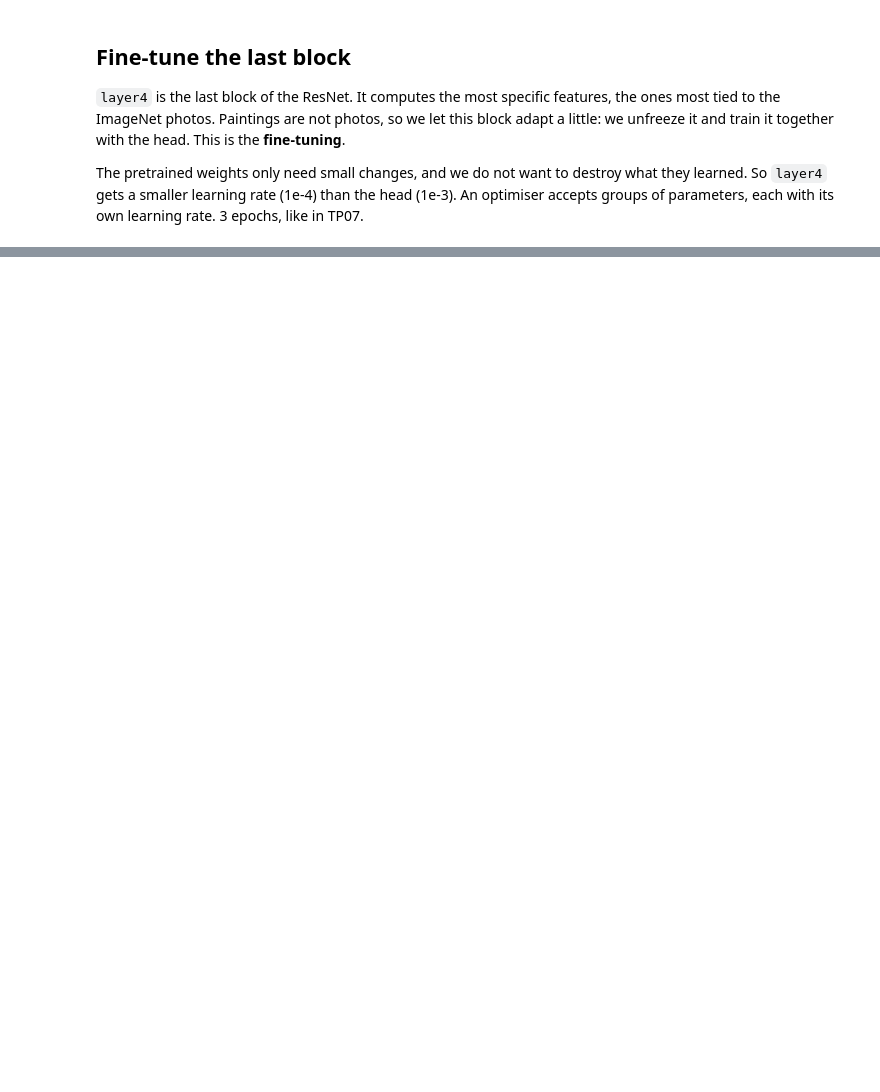
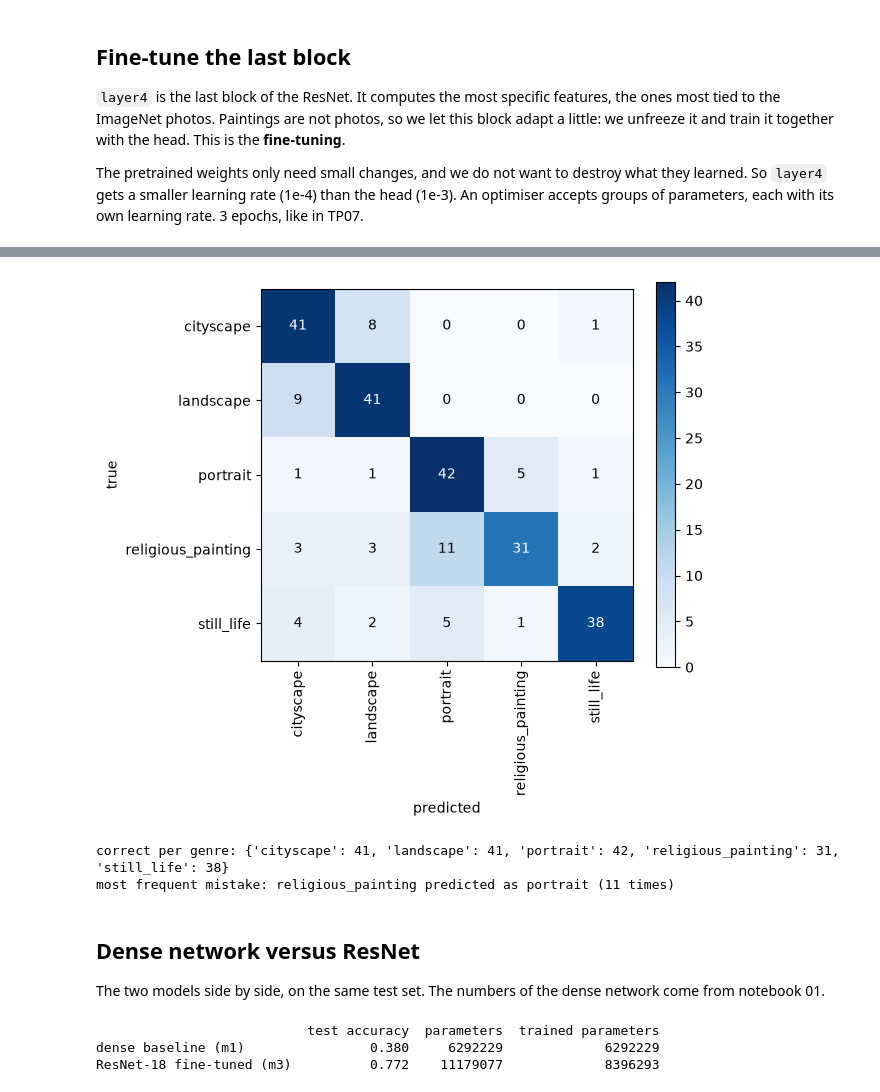
Before and after one commit to urbltalbert/Neural-Networks-Deep-Learning-Foundations-Compact-, a Jupyter notebook: 03_pretrained_resnet.ipynb, the cells around one changed output, grey strips where cells are left out. Saved outputs shown, nothing was run; the diff lists cells and outputs as text; code cells hidden in the pictures; blank space fills up the shorter version.

Commit message:
Measure the fine-tuned ResNet on the test set and compare it with the dense baseline

```diff
--- a/03_pretrained_resnet.ipynb
+++ b/03_pretrained_resnet.ipynb
@@ -236,0 +256,37 @@ epoch 3: train acc 0.998 | val loss 0.863 | val acc 0.764 (18 s)
+# %%
+model.eval()
+with torch.no_grad():
+    pred = model(prepare(X_test_raw).to(device)).argmax(dim=1).cpu()   # predicted genre of every test painting
+
+cm = confusion_matrix(y_test.numpy(), pred.numpy())
+off = cm.copy()
+np.fill_diagonal(off, 0)                                   # ignore the correct predictions
+true_cls, pred_cls = np.unravel_index(off.argmax(), off.shape)
+
+plt.figure(figsize=(6, 5))
+plt.imshow(cm, cmap="Blues")
+for i in range(len(CLASSES)):
+    for j in range(len(CLASSES)):
+        plt.text(j, i, cm[i, j], ha="center", va="center", color="white" if cm[i, j] > cm.max() / 2 else "black")
+plt.xticks(range(len(CLASSES)), CLASSES, rotation=90); plt.yticks(range(len(CLASSES)), CLASSES)
+plt.xlabel("predicted"); plt.ylabel("true"); plt.colorbar(); plt.show()
+print("correct per genre:", dict(zip(CLASSES, np.diag(cm).tolist())))
+print(f"most frequent mistake: {CLASSES[true_cls]} predicted as {CLASSES[pred_cls]} ({cm[true_cls, pred_cls]} times)")
+# %% [output]
+[figure, added]
+correct per genre: {'cityscape': 41, 'landscape': 41, 'portrait': 42, 'religious_painting': 31, 'still_life': 38}
+most frequent mistake: religious_painting predicted as portrait (11 times)
+# %% [markdown]
+## Dense network versus ResNet
+
+The two models side by side, on the same test set. The numbers of the dense network come from notebook 01.
+# %%
+comparison = pd.DataFrame.from_dict({
+    "dense baseline (m1)": [0.380, 6_292_229, 6_292_229],
+    "ResNet-18 fine-tuned (m3)": [round(test_acc, 3), count_parameters(model), count_parameters(model, trainable_only=True)],
+}, orient="index", columns=["test accuracy", "parameters", "trained parameters"])
+print(comparison)
+# %% [output]
+                           test accuracy  parameters  trained parameters
+dense baseline (m1)                0.380     6292229             6292229
+ResNet-18 fine-tuned (m3)          0.772    11179077             8396293
```
Also changed, not shown: parts of 6 cells of this notebook.
